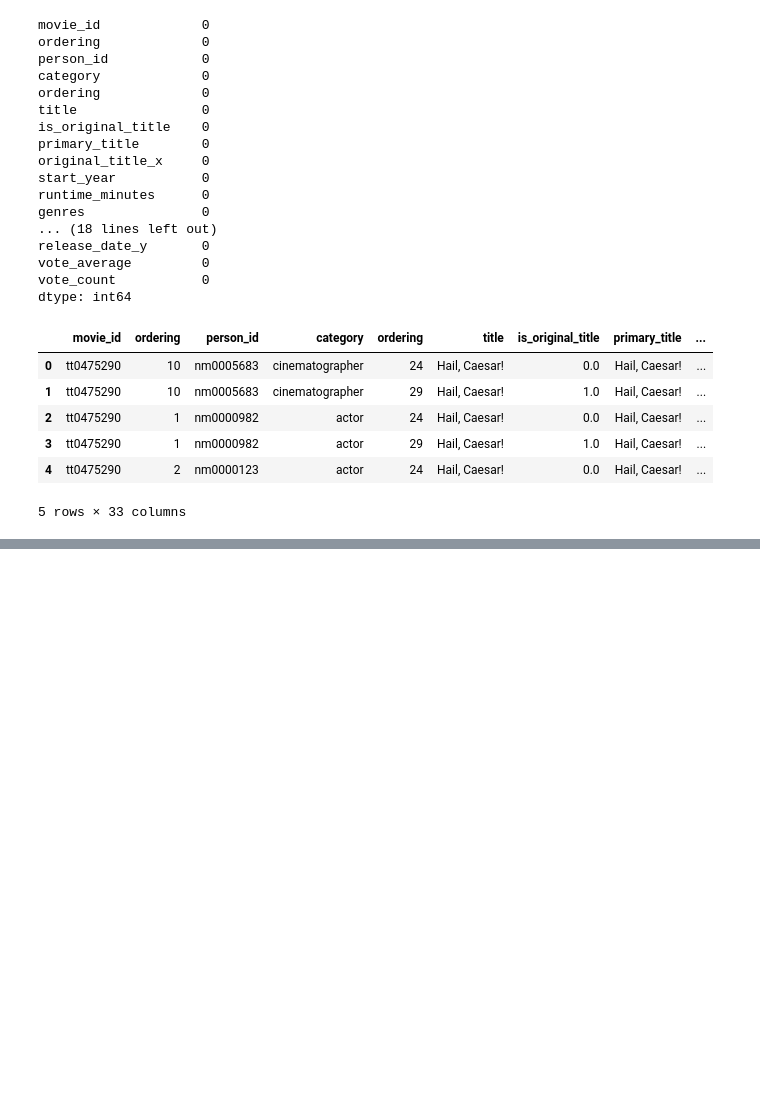
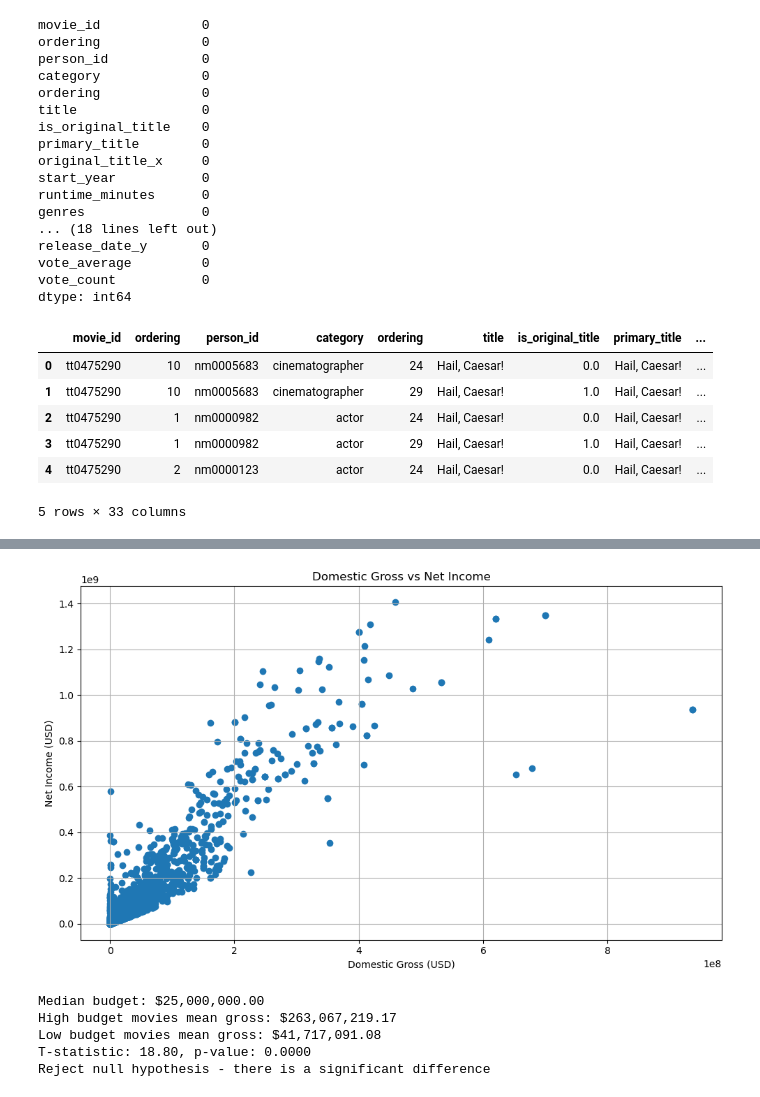
Before and after one commit to FrancisNdirangu/Phase-2-Project, a Jupyter notebook: merge.ipynb, the cells around one changed output, grey strips where cells are left out. Saved outputs shown, nothing was run; the diff lists cells and outputs as text; code cells hidden in the pictures; blank space fills up the shorter version.

```diff
--- a/merge.ipynb
+++ b/merge.ipynb
@@ -882,0 +925,58 @@ movies_full_data.head()
+# %%
+merged['domestic_gross_cleaned'] = pd.to_numeric(
+    merged['domestic_gross'].astype(str).str.replace('[$,]', '', regex=True),
+    errors='coerce'
+)
+plt.figure(figsize=(10, 6))
+plt.scatter(
+    merged['domestic_gross_cleaned'],
+    merged['net_income']
+)
+plt.title('Domestic Gross vs Net Income')
+plt.xlabel('Domestic Gross (USD)')
+plt.ylabel('Net Income (USD)')
+plt.grid(True)
+plt.tight_layout()
+plt.show()
+# %% [output]
+[figure, added]
+# %%
+# Convert financial columns to numeric
+def money_to_float(money_str):
+    if isinstance(money_str, str):
+        return float(money_str.replace('$', '').replace(',', ''))
+    return money_str
+
+merged_df_2['production_budget'] = merged_df_2['production_budget'].apply(money_to_float)
+merged_df_2['worldwide_gross'] = merged_df_2['worldwide_gross'].apply(money_to_float)
+
+# Calculate median budget to split into high/low groups
+median_budget = merged_df_2['production_budget'].median()
+
+high_budget = merged_df_2[merged_df_2['production_budget'] > median_budget]['worldwide_gross']
+low_budget = merged_df_2[merged_df_2['production_budget'] <= median_budget]['worldwide_gross']
+
+# Check variance equality
+from scipy.stats import levene
+levene_stat, levene_p = levene(high_budget, low_budget)
+equal_var = levene_p > 0.05
+
+# Perform t-test
+from scipy.stats import ttest_ind
+t_stat, p_value = ttest_ind(high_budget, low_budget, equal_var=equal_var)
+
+print(f"Median budget: ${median_budget:,.2f}")
+print(f"High budget movies mean gross: ${high_budget.mean():,.2f}")
+print(f"Low budget movies mean gross: ${low_budget.mean():,.2f}")
+print(f"T-statistic: {t_stat:.2f}, p-value: {p_value:.4f}")
+
+if p_value < 0.05:
+    print("Reject null hypothesis - there is a significant difference")
+else:
+    print("Fail to reject null hypothesis - no significant difference")
+# %% [output]
+Median budget: $25,000,000.00
+High budget movies mean gross: $263,067,219.17
+Low budget movies mean gross: $41,717,091.08
+T-statistic: 18.80, p-value: 0.0000
+Reject null hypothesis - there is a significant difference
```
Also changed, not shown: parts of 4 cells of this notebook, 4 other files.
